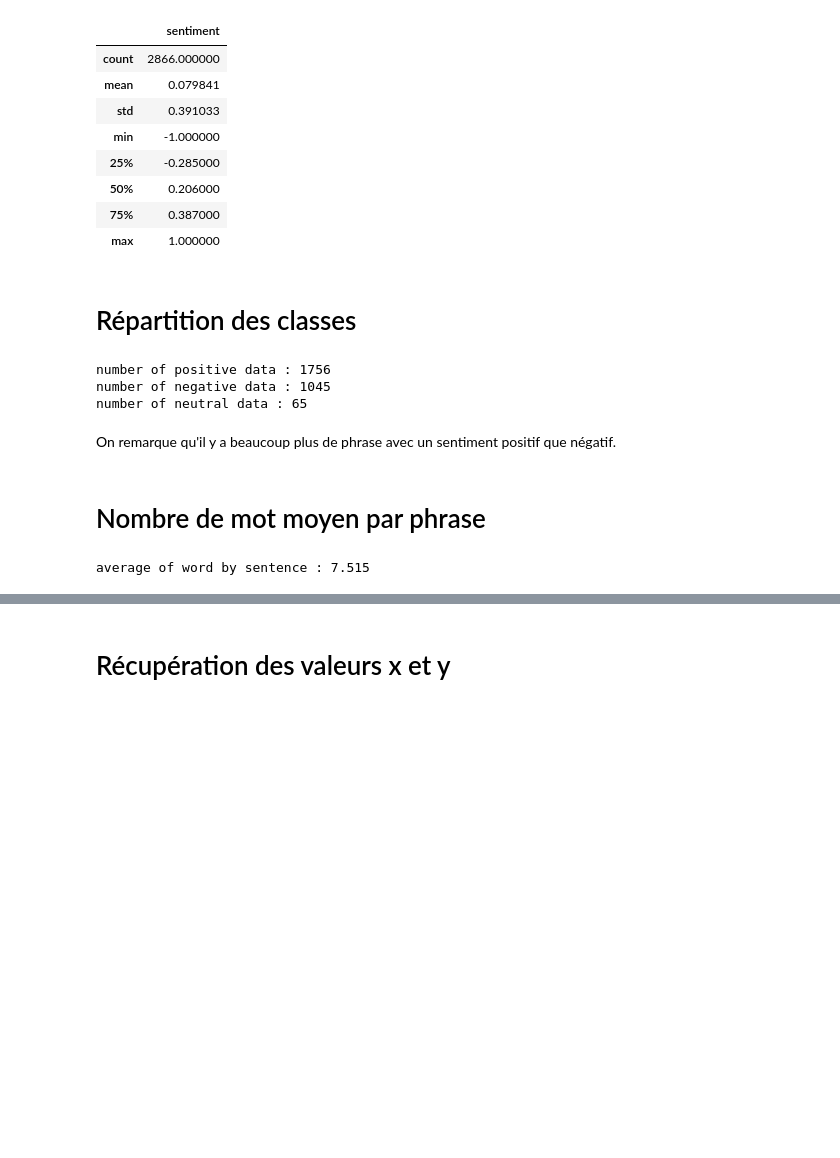
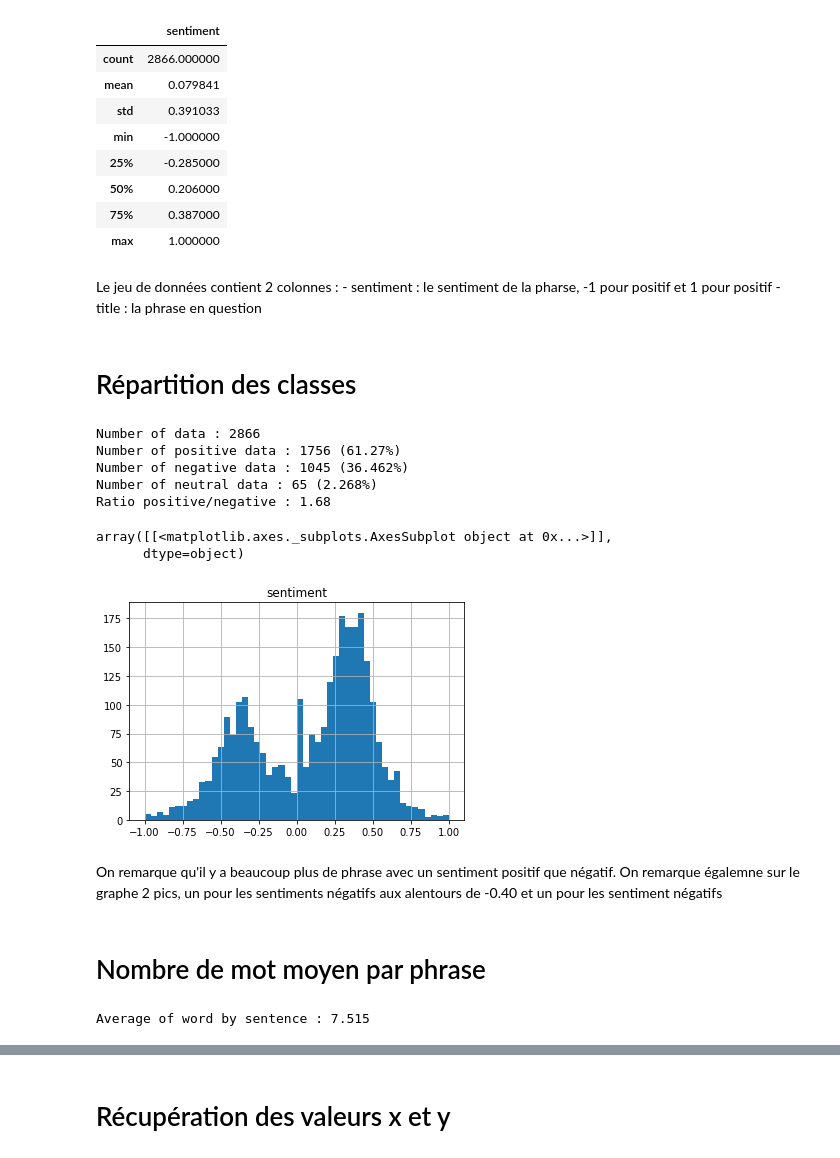
Before and after one commit to RomainCapo/FinancialSentiments, a Jupyter notebook: score_existing_sentiment_analyzer.ipynb, the cells around one changed output, grey strips where cells are left out. Saved outputs shown, nothing was run; the diff lists cells and outputs as text; code cells hidden in the pictures; blank space fills up the shorter version.

```diff
--- a/score_existing_sentiment_analyzer.ipynb
+++ b/score_existing_sentiment_analyzer.ipynb
@@ -54,18 +63,34 @@ dataset.describe()
 | 50% | 0.206000 |
 | 75% | 0.387000 |
 | max | 1.000000 |
+# %% [markdown]
+Le jeu de données contient 2 colonnes :
+    - sentiment : le sentiment de la pharse, -1 pour positif et 1 pour positif
+    - title : la phrase en question
 # %% [markdown]
 # Répartition des classes
-# %%
-print("number of positive data : {}".format(len([sent for sent in dataset.sentiment if sent > 0])))
-print("number of negative data : {}".format(len([sent for sent in dataset.sentiment if sent < 0])))
-print("number of neutral data : {}".format(len([sent for sent in dataset.sentiment if sent == 0])))
-# %% [output]
-number of positive data : 1756
-number of negative data : 1045
-number of neutral data : 65
+# %%
+nb_pos, nb_neg, nb_ntr = len([sent for sent in dataset.sentiment if sent > 0]), len([sent for sent in dataset.sentiment if sent < 0]), len([sent for sent in dataset.sentiment if sent == 0])
+tot = len(dataset)
+print("Number of data : {}".format(tot))
+print("Number of positive data : {} ({}%)".format(nb_pos, round( nb_pos/tot*100, 3)))
+print("Number of negative data : {} ({}%)".format(nb_neg, round( nb_neg/tot*100, 3)))
+print("Number of neutral data : {} ({}%)".format(nb_ntr, round( nb_ntr/tot*100, 3)))
+print("Ratio positive/negative : {}".format(round(nb_pos/nb_neg, 3)))
+# %% [output]
+Number of data : 2866
+Number of positive data : 1756 (61.27%)
+Number of negative data : 1045 (36.462%)
+Number of neutral data : 65 (2.268%)
+Ratio positive/negative : 1.68
+# %%
+dataset.hist(bins=50)
+# %% [output]
+array([[<matplotlib.axes._subplots.AxesSubplot object at 0x...>]],
+      dtype=object)
+[figure, added]
 # %% [markdown]
-On remarque qu'il y a beaucoup plus de phrase avec un sentiment positif que négatif.
+On remarque qu'il y a beaucoup plus de phrase avec un sentiment positif que négatif. On remarque égalemne sur le graphe 2 pics, un pour les sentiments négatifs aux alentours de -0.40 et un pour les sentiment négatifs
 # %% [markdown]
 # Nombre de mot moyen par phrase
 # %%
@@ -75,6 +100,6 @@ def average_word_by_sentence(sentences):
         nb_total_word += len(row.split())
     return round(nb_total_word / len(sentences), 3)
 # %%
-print("average of word by sentence : {}".format(average_word_by_sentence(dataset['title'])) )
+print("Average of word by sentence : {}".format(average_word_by_sentence(dataset['title'])) )
 # %% [output]
-average of word by sentence : 7.515
+Average of word by sentence : 7.515
```
Also changed, not shown: parts of 14 cells of this notebook, 1 other file.
